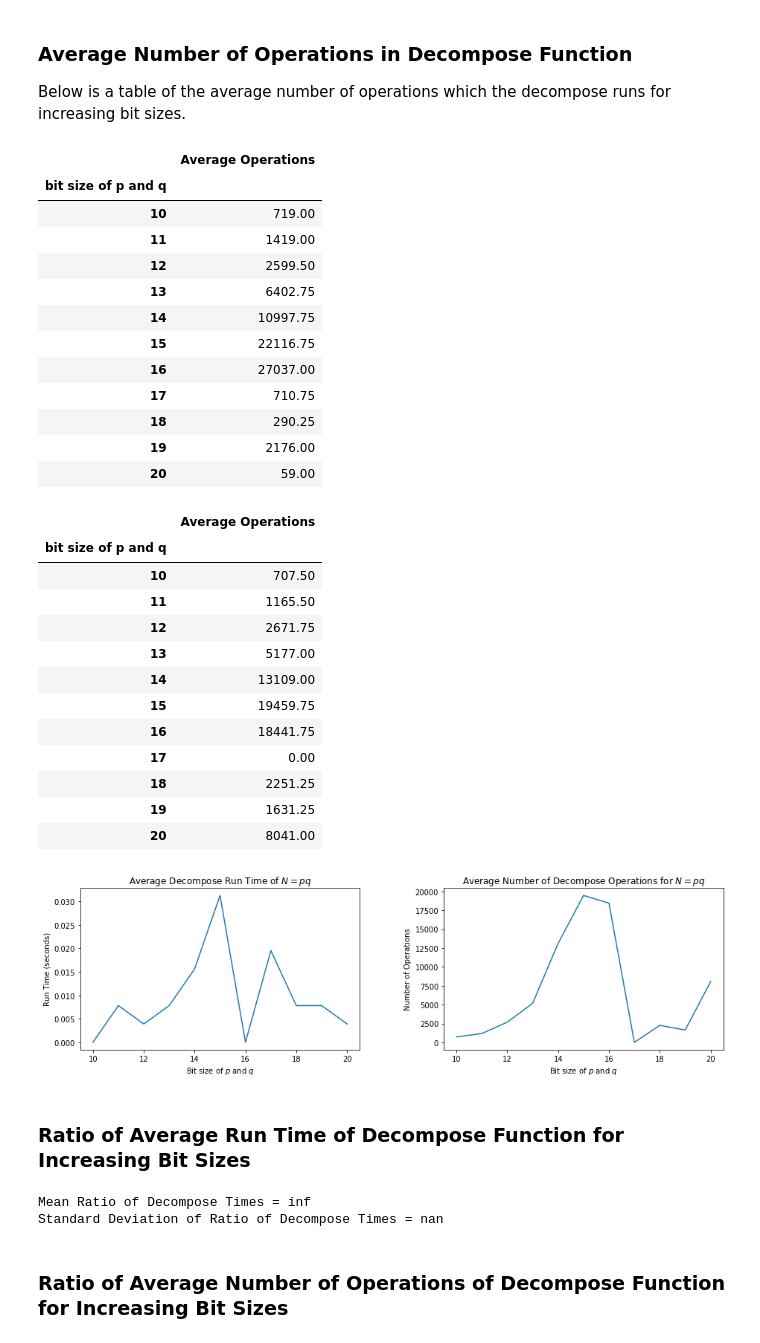
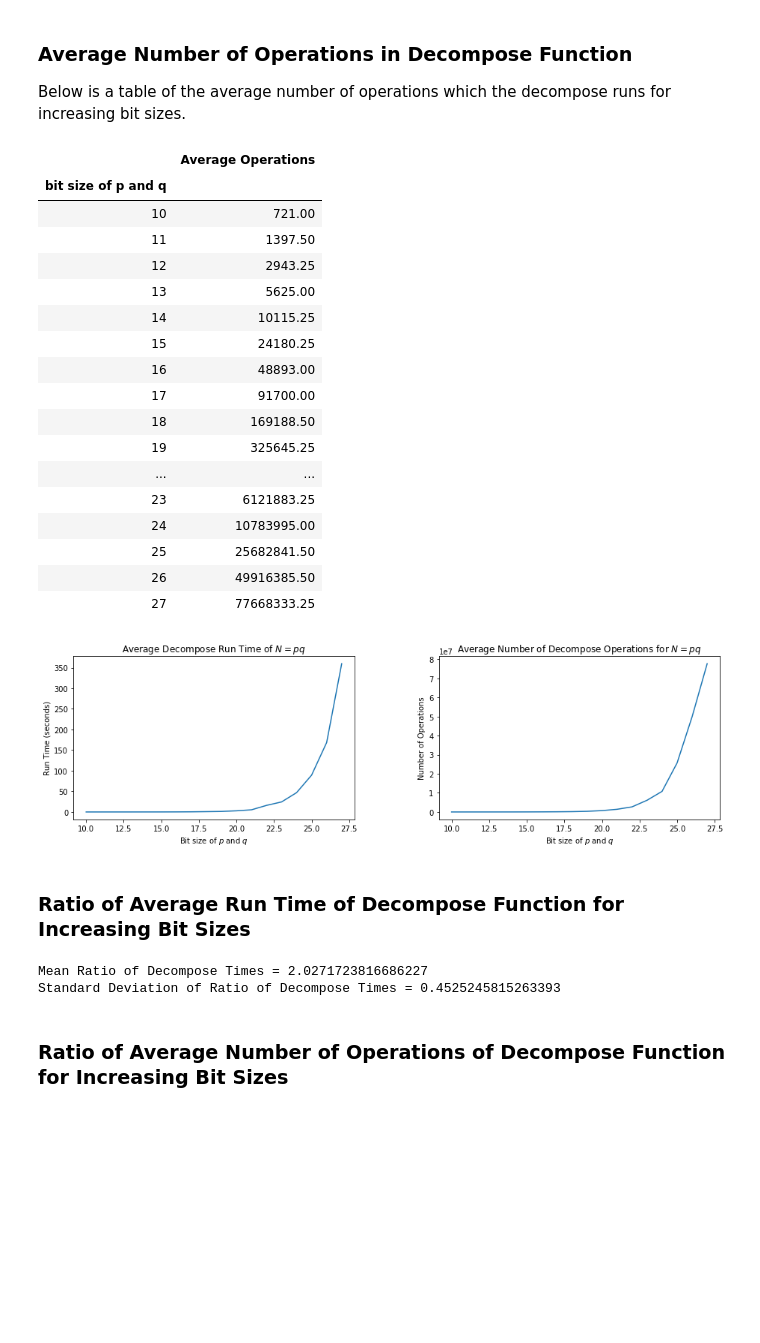
Before and after one commit to UOBMathTeam/CryptographyProject, a Jupyter notebook: Project q4andq5.ipynb, the cells around one changed output. Saved outputs shown, nothing was run; the diff lists cells and outputs as text; code cells hidden in the pictures; blank space fills up the shorter version.

```diff
--- a/Project q4andq5.ipynb
+++ b/Project q4andq5.ipynb
@@ -244,7 +244,7 @@ if os.path.exists('data/' + dl_decompose_time_file_name) and read_times:
         'data/' + dl_decompose_time_file_name, index_col=0)
 else:
     # Create times
-    dl_decompose_times = avg_times(10, 20, 4, decompose)  # 21
+    dl_decompose_times = avg_times(10, 27, 4, decompose)
     # Save times
     dl_decompose_times.to_csv('data/' + dl_decompose_time_file_name)
 # %%
@@ -298,22 +303,6 @@ def avg_operations(a,b,c,func):
     ops_data_frame.index.name = "bit size of p and q"
 
     return ops_data_frame
-# %%
-avg_operations(10, 20, 4, decompose)
-# %% [output]
-|  | Average Operations |
-| bit size of p and q |  |
-| 10 | 719.00 |
-| 11 | 1419.00 |
-| 12 | 2599.50 |
-| 13 | 6402.75 |
-| 14 | 10997.75 |
-| 15 | 22116.75 |
-| 16 | 27037.00 |
-| 17 | 710.75 |
-| 18 | 290.25 |
-| 19 | 2176.00 |
-| 20 | 59.00 |
 # %%
 dl_decompose_ops_file_name = 'Decompose Operations.csv'
 # %%
@@ -324,7 +313,7 @@ if os.path.exists('data/' + dl_decompose_ops_file_name) and read_times:
         'data/' + dl_decompose_ops_file_name, index_col=0)
 else:
     # Create times
-    dl_decompose_ops = avg_operations(10, 20, 4, decompose)  # 21
+    dl_decompose_ops = avg_operations(10, 27, 4, decompose)  # 21
     # Save times
     dl_decompose_ops.to_csv('data/' + dl_decompose_ops_file_name)
 # %%
@@ -332,33 +321,38 @@ dl_decompose_ops
 # %% [output]
 |  | Average Operations |
 | bit size of p and q |  |
-| 10 | 707.50 |
-| 11 | 1165.50 |
-| 12 | 2671.75 |
-| 13 | 5177.00 |
-| 14 | 13109.00 |
-| 15 | 19459.75 |
-| 16 | 18441.75 |
-| 17 | 0.00 |
-| 18 | 2251.25 |
-| 19 | 1631.25 |
-| 20 | 8041.00 |
+| 10 | 721.00 |
+| 11 | 1397.50 |
+| 12 | 2943.25 |
+| 13 | 5625.00 |
+| 14 | 10115.25 |
+| 15 | 24180.25 |
+| 16 | 48893.00 |
+| 17 | 91700.00 |
+| 18 | 169188.50 |
+| 19 | 325645.25 |
+| ... | ... |
+| 23 | 6121883.25 |
+| 24 | 10783995.00 |
+| 25 | 25682841.50 |
+| 26 | 49916385.50 |
+| 27 | 77668333.25 |
 # %%
-x = range(10,21)
+x = range(10,28)
 
 fig, (ax1, ax2) = plt.subplots(1,2)
 ax1.plot(x,dl_decompose_times)
 ax2.plot(x,dl_decompose_ops)
 ax1.set_title('Average Decompose Run Time of $N = pq$')
 ax1.set_xlabel('Bit size of $p$ and $q$')
 ax1.set_ylabel('Run Time (seconds)')
 ax2.set_title('Average Number of Decompose Operations for $N = pq$')
 ax2.set_xlabel('Bit size of $p$ and $q$')
 ax2.set_ylabel('Number of Operations')
 plt.subplots_adjust(left = 0, right = 2, wspace = 0.3)
 plt.show()
 # %% [output]
-[figure, old version]
+[figure, new version]
 # %%
 def find_ratio(df):
     '''
@@ -381,8 +375,8 @@ decompose_time_ratios = find_ratio(dl_decompose_times)
 print('Mean Ratio of Decompose Times = {}'.format(decompose_time_ratios[0]))
 print('Standard Deviation of Ratio of Decompose Times = {}'.format(decompose_time_ratios[1]))
 # %% [output]
-Mean Ratio of Decompose Times = inf
-Standard Deviation of Ratio of Decompose Times = nan
+Mean Ratio of Decompose Times = 2.0271723816686227
+Standard Deviation of Ratio of Decompose Times = 0.4525245815263393
 # %% [markdown]
 ### Ratio of Average Number of Operations of Decompose Function for Increasing Bit Sizes
 # %%
```
Also changed, not shown: parts of 40 cells of this notebook.
